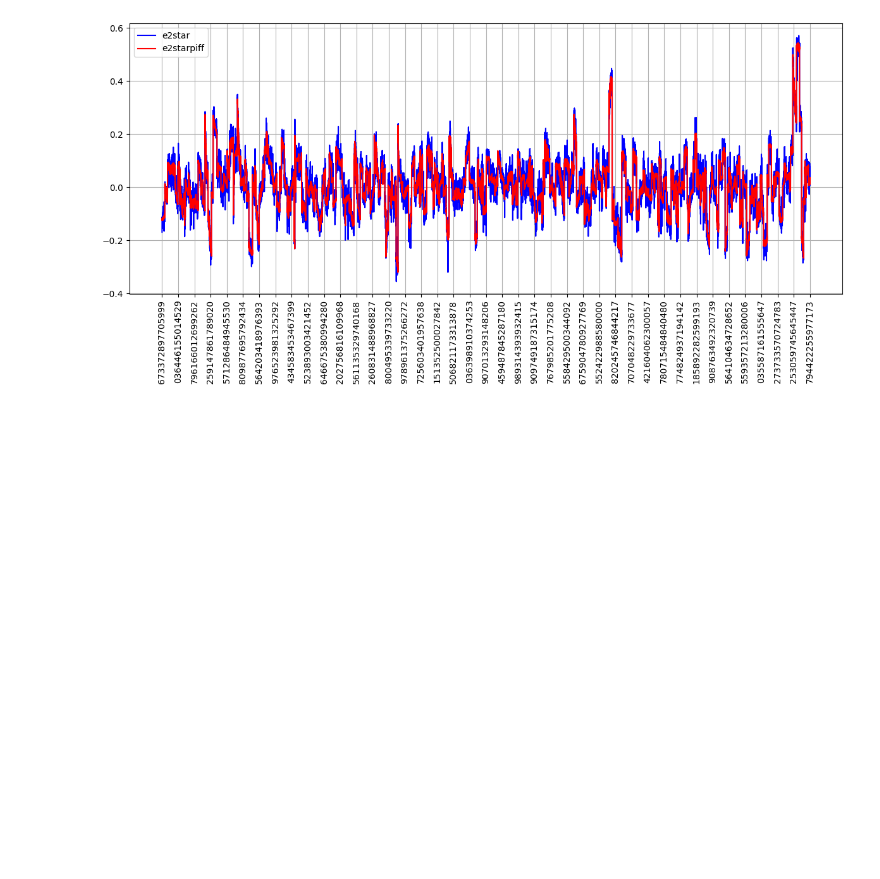
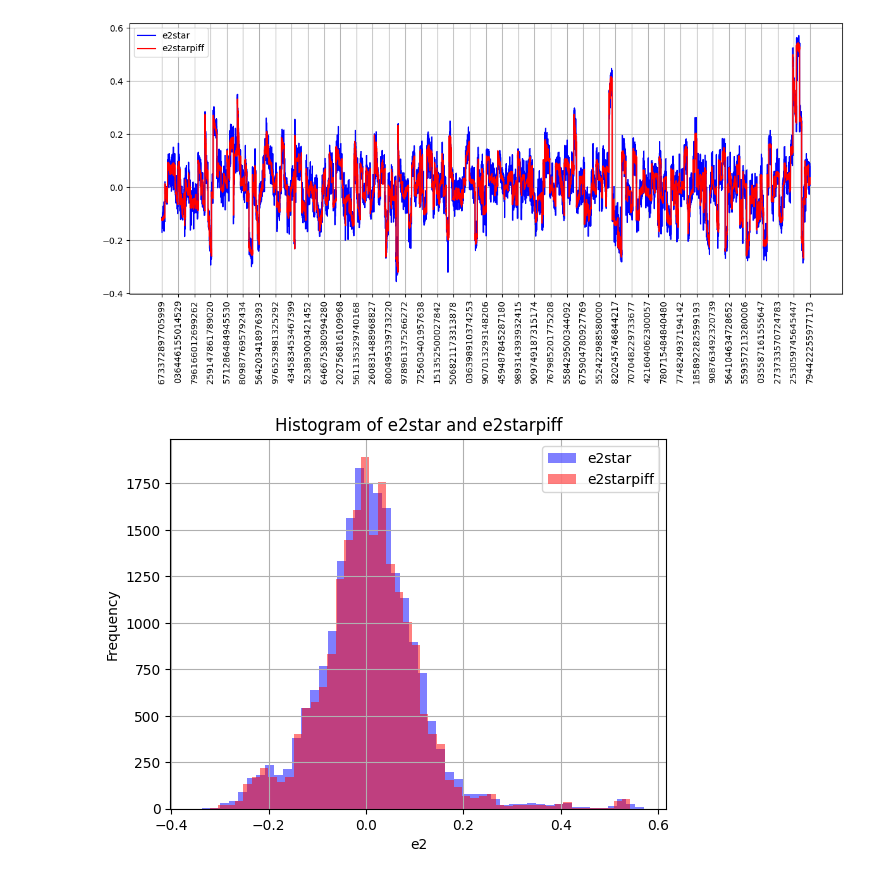
Before and after one commit to DayanaHenao/RECA_PROJECT, a Jupyter notebook: understanding_data.ipynb, the cells around one changed output. Cells and saved outputs as stored; diff of their text form; code cells hidden in the pictures; blank space fills up the shorter version.

```diff
--- a/understanding_data.ipynb
+++ b/understanding_data.ipynb
@@ -259,3 +272,16 @@ plt.tight_layout()
 plt.show()
 # %% [output]
 [figure]
+# %%
+# Histograms of elipticities
+
+plt.hist(e2Star, bins=50, alpha=0.5, label='e2star', color='blue')
+plt.hist(e2Starpiff, bins=50, alpha=0.5, label='e2starpiff', color='red')
+plt.xlabel('e2')
+plt.ylabel('Frequency')
+plt.title('Histogram of e2star and e2starpiff')
+plt.legend()
+plt.grid()
+plt.show()
+# %% [output]
+[figure, added]
```
Also changed, not shown: parts of 4 cells of this notebook.
